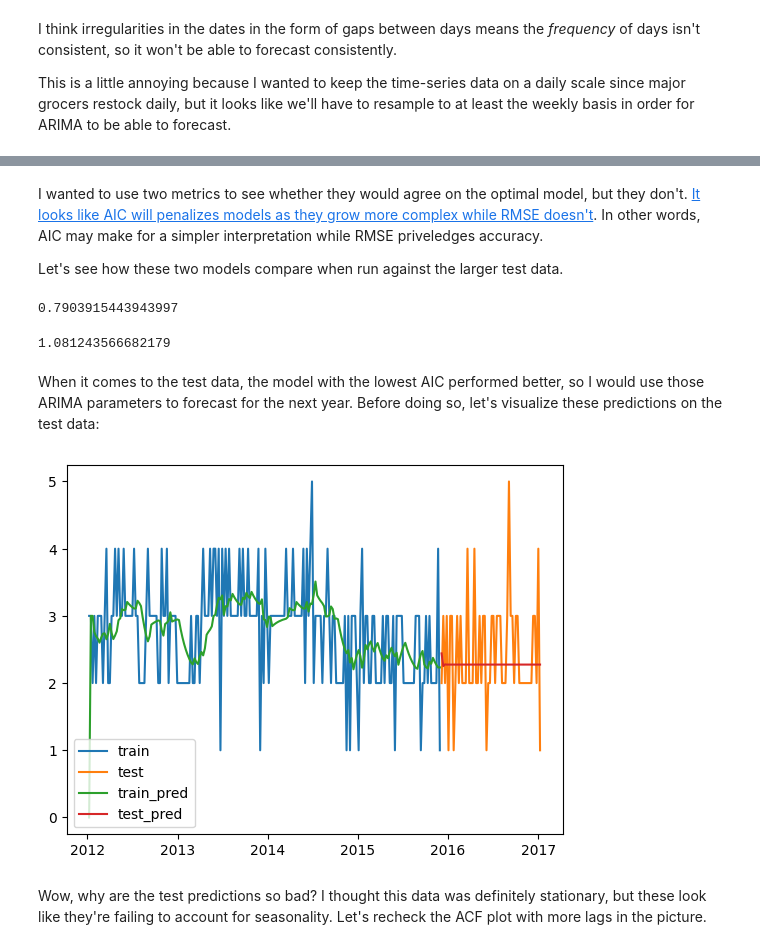
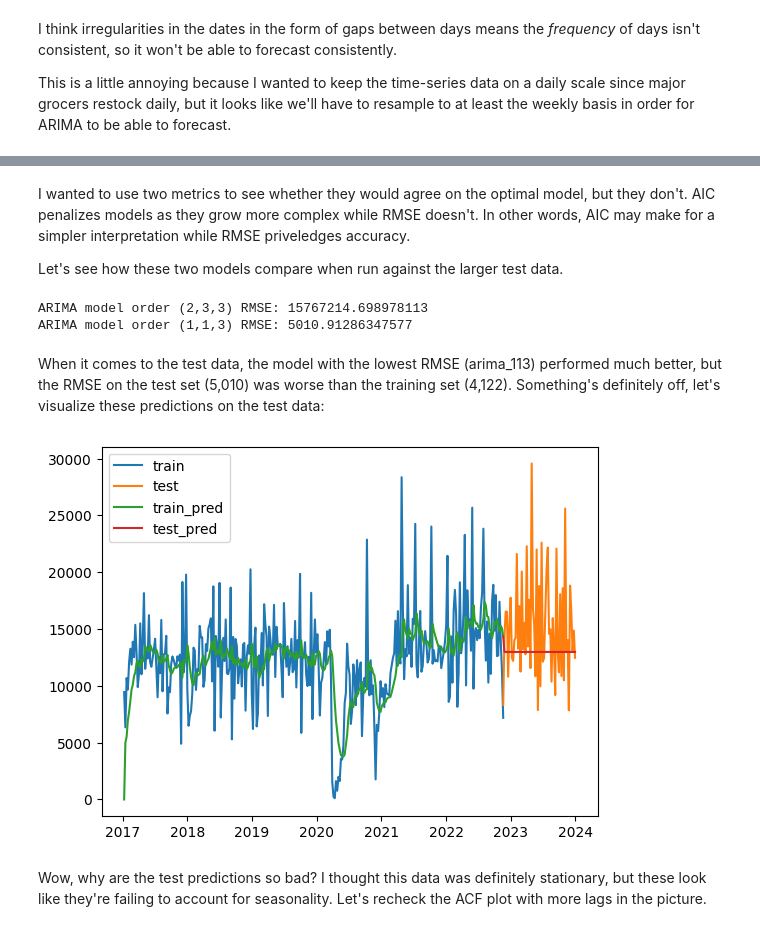
Before and after one commit to joeldmott/inventory_project, a Jupyter notebook: inventory_restocking_project.ipynb, the cells around one changed output, grey strips where cells are left out. Saved outputs shown, nothing was run; the diff lists cells and outputs as text; code cells hidden in the pictures.

```diff
--- a/inventory_restocking_project.ipynb
+++ b/inventory_restocking_project.ipynb
@@ -623,7 +614,7 @@ d_f_test
 # %% [markdown]
 These results support the argument that we can reject the null hypotheses that our training data is not stationary in terms of trends, but it can't go so far as to dimiss concerns about **seasonality** without examining the data more on the monthly & weekly levels.
 # %%
-train_resampled_weekly = train.resample('W').count()
+train_resampled_weekly = train.resample('W').sum()
 fig, ax = plt.subplots(figsize=(25, 8))
 ax.plot(train_resampled_weekly);
 # %% [output]
@@ -874,9 +776,9 @@ for params in grid:
 def optimize_ARIMA(train_data=train):
 
   #define ARIMA order params:
-  param_grid = {'p': [0,1,2,3],
-                'd': [0,1,2,3],
-                'q': [0,1,2,3]}
+  param_grid = {'p': [1,2,3],
+                'd': [1,2,3],
+                'q': [1,2,3]}
   #turn them into a ParameterGrid
   grid = ParameterGrid(param_grid)
   #empty dictionary for holding AIC scores:
@@ -886,14 +788,17 @@ def optimize_ARIMA(train_data=train):
   #iterate through params and append the AICs scores
   for params in grid:
     #this block will get the AIC score and the respective model order params
-    model = ARIMA(train_data,
+    # and won't run models whose params aren't invertible
+    try:
+      model = ARIMA(train_data,
                   order = (params['p'],
                            params['d'],
-                           params['q']),
-                  enforce_invertibility=False).fit(method_kwargs={'maxiter':300})
-    new_key = model.aic
-    new_value = params
-    AICs[new_key] = new_value
+                           params['q'])).fit(method_kwargs={'maxiter':300})
+      new_key = model.aic
+      new_value = params
+      AICs[new_key] = new_value
+    except:
+      continue
 
     #this block runs a cross-validated RMSE function on that same model
     #resetting the index for easier splitting for the RMSE
@@ -924,38 +829,39 @@ def optimize_ARIMA(train_data=train):
 # %% [markdown]
-I wanted to use two metrics to see whether they would agree on the optimal model, but they don't. [It looks like AIC will penalizes models as they grow more complex while RMSE doesn't](https://stats.stackexchange.com/a/339971/378499). In other words, AIC may make for a simpler interpretation while RMSE priveledges accuracy.
+I wanted to use two metrics to see whether they would agree on the optimal model, but they don't. AIC penalizes models as they grow more complex while RMSE doesn't. In other words, AIC may make for a simpler interpretation while RMSE priveledges accuracy.
 
 Let's see how these two models compare when run against the larger test data.
+# %%
+arima_233 = ARIMA(train, order = (2,3,3)).fit(method_kwargs={'maxiter':300})
+arima_113 = ARIMA(train, order = (1,1,3)).fit(method_kwargs={'maxiter':300})
 # %%
-#first we have to resample 'test' on a weekly basis
-test_resampled_weekly = test.resample('W').count()
-#now we can run this function to test the model on the actual test data
-def find_rmse_test(model, test_data=test_resampled_weekly):
+#first we'll need to resample the test set on a weekly basis, but we
+# have to drop the last week since it's incomplete
+test = test.resample('W').sum()
+#define the RMSE function
+def find_rmse_test(model, test_data=test):
     y_hat = model.predict(start=test_data.index[0], end=test_data.index[-1])
     return np.sqrt(mean_squared_error(test_data, y_hat))
 #running the function
-find_rmse_test(ar_111)
+print('ARIMA model order (2,3,3) RMSE:', find_rmse_test(arima_233))
+print('ARIMA model order (1,1,3) RMSE:', find_rmse_test(arima_113))
 # %% [output]
-0.7903915443943997
+ARIMA model order (2,3,3) RMSE: 15767214.698978113
+ARIMA model order (1,1,3) RMSE: 5010.91286347577
-# %%
-ar_133 = ARIMA(train, order=(1,3,3), enforce_invertibility=False).fit(method_kwargs={'maxiter':300})
-find_rmse_test(ar_133)
-# %% [output]
-1.081243566682179
 # %% [markdown]
-When it comes to the test data, the model with the lowest AIC performed better, so I would use those ARIMA parameters to forecast for the next year. Before doing so, let's visualize these predictions on the test data:
+When it comes to the test data, the model with the lowest RMSE (arima_113) performed much better, but the RMSE on the test set (5,010) was worse than the training set (4,122). Something's definitely off, let's visualize these predictions on the test data:
 # %%
-y_hat_train = ar_111.predict()
-y_hat_test = ar_111.predict(start=test_resampled_weekly.index[0], end=test_resampled_weekly.index[-1])
+y_hat_train = arima_113.predict()
+y_hat_test = arima_113.predict(start=test.index[0], end=test.index[-1])
 
 fig, ax = plt.subplots()
 ax.plot(train, label='train')
-ax.plot(test_resampled_weekly, label='test')
+ax.plot(test, label='test')
 ax.plot(y_hat_train, label='train_pred')
 ax.plot(y_hat_test, label='test_pred')
 
 plt.legend();
 # %% [output]
-[figure, old version]
+[figure, new version]
 # %% [markdown]
 Wow, why are the test predictions so bad? I thought this data was definitely stationary, but these look like they're failing to account for seasonality. Let's recheck the ACF plot with more lags in the picture.
 # %%
```
Also changed, not shown: parts of 97 cells of this notebook.
